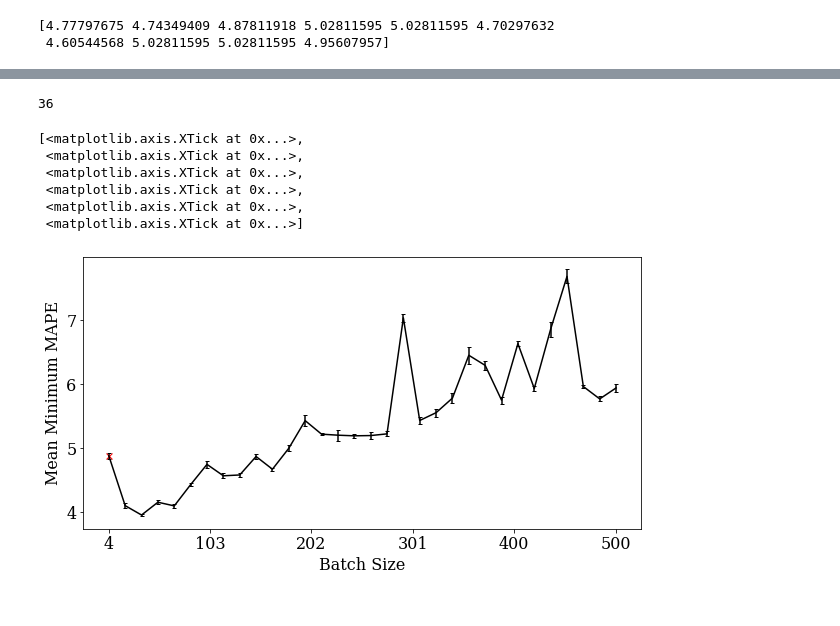
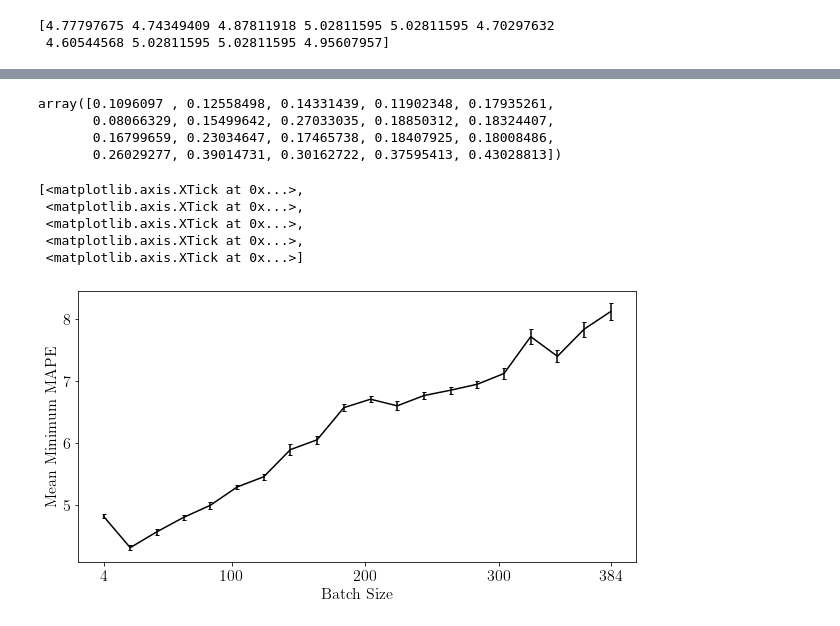
Before and after one commit to seancraven/Level-4-Masters-Project, a Jupyter notebook: Hyperparam_Testing/Testing_Notebooks/batch_size_testing.ipynb, the cells around one changed output, grey strips where cells are left out. Saved outputs shown, nothing was run; the diff lists cells and outputs as text; code cells hidden in the pictures.

```diff
--- a/Hyperparam_Testing/Testing_Notebooks/batch_size_testing.ipynb
+++ b/Hyperparam_Testing/Testing_Notebooks/batch_size_testing.ipynb
@@ -6,7 +6,6 @@ import matplotlib.pyplot as plt
 import pandas as pd
 import Common_Functions as cf
 from mpl_toolkits import mplot3d
-plt.rc('font', family='serif')
 import matplotlib
 matplotlib.rcParams.update({'legend.fontsize': 16})
 matplotlib.rcParams.update({'font.size': 16})
@@ -101,15 +100,13 @@ print(min_mape[0,:])
 # %%
 #print(last_val_bool)
 #Calculation of plotting quantities
-np.savetxt('/home/sean/Documents/Work/Level 4/Level-4-Masters-Project/Sean_Working_Notebooks/Testing_Notebooks/batch_size.csv',min_mape,delimiter= ',')
-np.savetxt('/home/sean/Documents/Work/Level 4/Level-4-Masters-Project/Sean_Working_Notebooks/Testing_Notebooks/batch_size_bool.csv',last_val_bool,delimiter= ',')
-min_mape = np.loadtxt('/home/sean/Documents/Work/Level 4/Level-4-Masters-Project/Sean_Working_Notebooks/Testing_Notebooks/Testing_Data/bs/batch_size.csv',delimiter= ',')
-last_val_bool = np.loadtxt('/home/sean/Documents/Work/Level 4/Level-4-Masters-Project/Sean_Working_Notebooks/Testing_Notebooks/Testing_Data/bs/batch_size_bool.csv',delimiter= ',')
-batch_sizes = np.arange(4,501,step = 16)
+#np.savetxt('/home/sean/Documents/Work/Level 4/Level-4-Masters-Project/Sean_Working_Notebooks/Testing_Notebooks/batch_size.csv',min_mape,delimiter= ',')
+#np.savetxt('/home/sean/Documents/Work/Level 4/Level-4-Masters-Project/Sean_Working_Notebooks/Testing_Notebooks/batch_size_bool.csv',last_val_bool,delimiter= ',')
+min_mape = np.loadtxt('/home/sean/Documents/Work/Level 4/Level-4-Masters-Project/Hyperparam_Testing/Testing_Notebooks/Testing_Data/bs/batch_size_18_02.csv',delimiter= ',')
+#last_val_bool = np.loadtxt('/home/sean/Documents/Work/Level 4/Level-4-Masters-Project/Hyperparam_Testing/Testing_Notebooks/Testing_Data/bs/batch_size_bool_18_02.csv',delimiter= ',')
 
+batch_sizes = [4+20*i for i in range(20)]
+last_val_bool = np.zeros_like(min_mape)
 mean_min_mape = np.mean(min_mape,axis= 1)
 std_min_mape = np.std(min_mape,axis= 1)
-mse = std_min_mape/min_mape.shape[1]**0.5
-print(batch_sizes.shape)
-#print(clean_mean.shape)
-print(min_mape)
+ste = std_min_mape/10**0.5
@@ -134,23 +113,29 @@ print(min_mape)
-# %%
-batch_sizes[np.argmin(mean_min_mape)]
-# %% [output]
-36
+# %%
+std_min_mape
+# %% [output]
+array([0.1096097 , 0.12558498, 0.14331439, 0.11902348, 0.17935261,
+       0.08066329, 0.15499642, 0.27033035, 0.18850312, 0.18324407,
+       0.16799659, 0.23034647, 0.17465738, 0.18407925, 0.18008486,
+       0.26029277, 0.39014731, 0.30162722, 0.37595413, 0.43028813])
 # %%
+import matplotlib as mpl
+mpl.rcParams['mathtext.fontset'] = 'cm'
+matplotlib.rcParams['text.usetex'] = True
 #plotting
 fig, ax = plt.subplots(1,1, figsize= (10,5))
 #ax = fig.add_axes((0,0,1,1))
-ax.errorbar(batch_sizes,clean_mean,clean_ste,color = 'black',capsize= 2)
-ax.plot(4,clean_mean[0],marker = 'x', linestyle = '', c = 'red')
+ax.errorbar(batch_sizes,mean_min_mape,ste,color = 'black',capsize= 2)
+#ax.plot(4,clean_mean[0],marker = 'x', linestyle = '', c = 'red')
 ax.set_xlabel('Batch Size')
 ax.set_ylabel('Mean Minimum MAPE')
-ax.set_xticklabels(np.linspace(4,500,6,dtype= int))
-ax.set_xticks(np.linspace(4,500,6,dtype= int))
+ticks = [4,100,200,300,384,]
+ax.set_xticklabels(ticks)
+ax.set_xticks(ticks)
 # %% [output]
 [<matplotlib.axis.XTick at 0x...>,
  <matplotlib.axis.XTick at 0x...>,
  <matplotlib.axis.XTick at 0x...>,
  <matplotlib.axis.XTick at 0x...>,
- <matplotlib.axis.XTick at 0x...>,
  <matplotlib.axis.XTick at 0x...>]
-[figure, old version]
+[figure, new version]
 # %%
```
Also changed, not shown: parts of 2 cells of this notebook, 16 other files.
